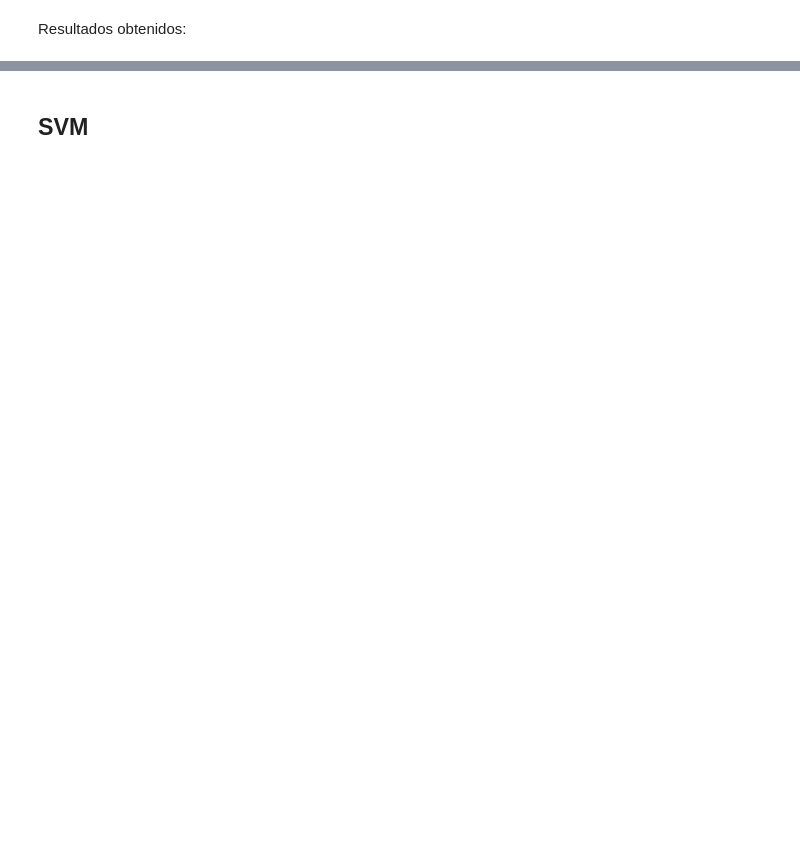
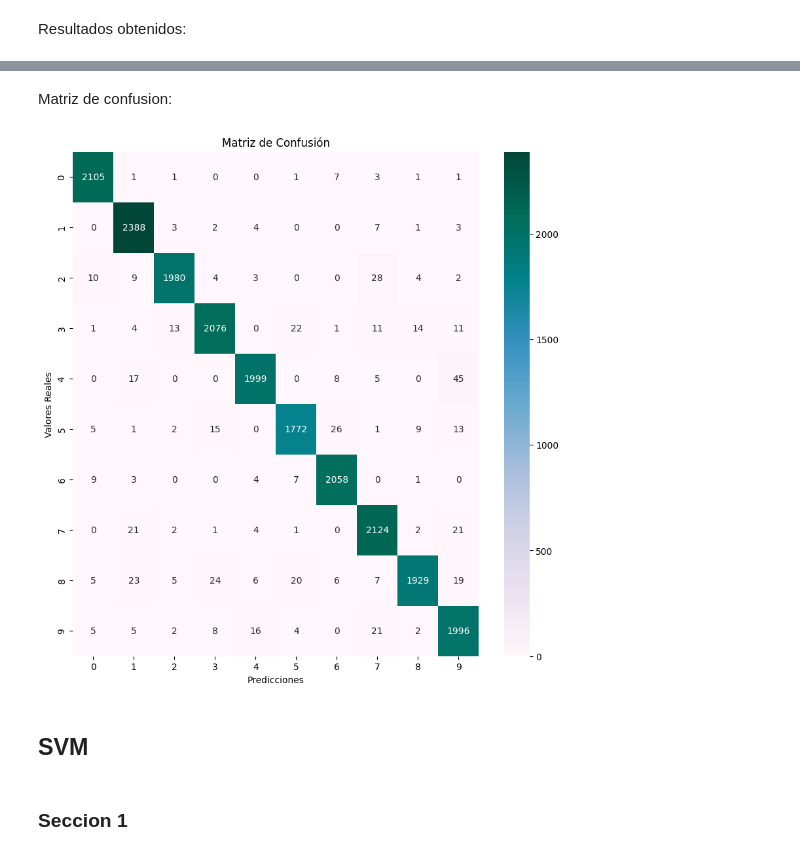
Before and after one commit to Morax19/ML_UCV, a Jupyter notebook: Tarea2/Tarea2_ML_DanielHernandez.ipynb, the cells around one changed output, grey strips where cells are left out. Drawn from its saved outputs; the diff is of its cells as text; code cells hidden in the pictures; blank space fills up the shorter version.

```diff
--- a/Tarea2/Tarea2_ML_DanielHernandez.ipynb
+++ b/Tarea2/Tarea2_ML_DanielHernandez.ipynb
@@ -200,0 +211,9 @@ grid_search.fit(X_train, y_train)
+# %%
+param_grid = {
+    'n_neighbors': [3],
+    'weights': ['distance'],
+    'metric': ['euclidean']
+    }
+
+grid_search = GridSearchCV(KNeighborsClassifier(), param_grid, cv = 5, scoring = scores, refit='f1_weighted')
+grid_search.fit(X_train, y_train)
@@ -201,2 +242,4 @@ grid_search.fit(X_train, y_train)
+# %%
+modelKNN = grid_search.best_estimator_
 # %% [markdown]
 Resultados obtenidos:
@@ -213,2 +281,23 @@ Accuracy: 96.62%
+# %% [markdown]
+Matriz de confusion:
+# %%
+plt.figure(figsize = (10, 10))
+
+sns.heatmap(
+    conf_matrix_KNN, annot = True,
+    fmt = 'd',
+    cmap = 'PuBuGn',
+    xticklabels = range(10),
+    yticklabels = range(10)
+    )
+
+plt.title('Matriz de Confusión')
+plt.xlabel('Predicciones')
+plt.ylabel('Valores Reales')
+plt.show()
+# %% [output]
+[figure, added]
 # %% [markdown]
 ## SVM
+# %% [markdown]
+### Seccion 1
```
Also changed, not shown: parts of 27 cells of this notebook.
